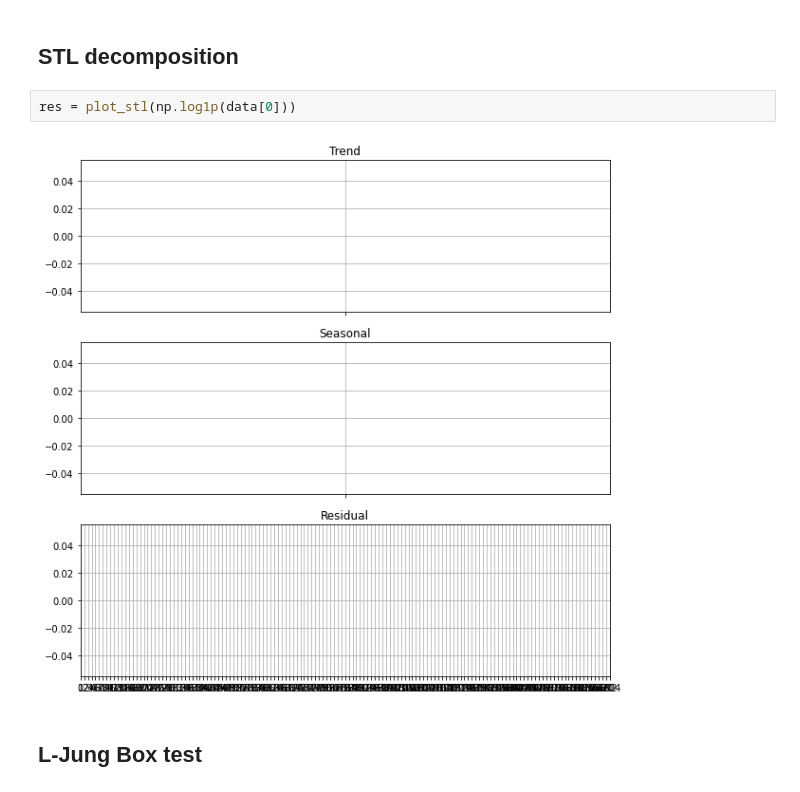
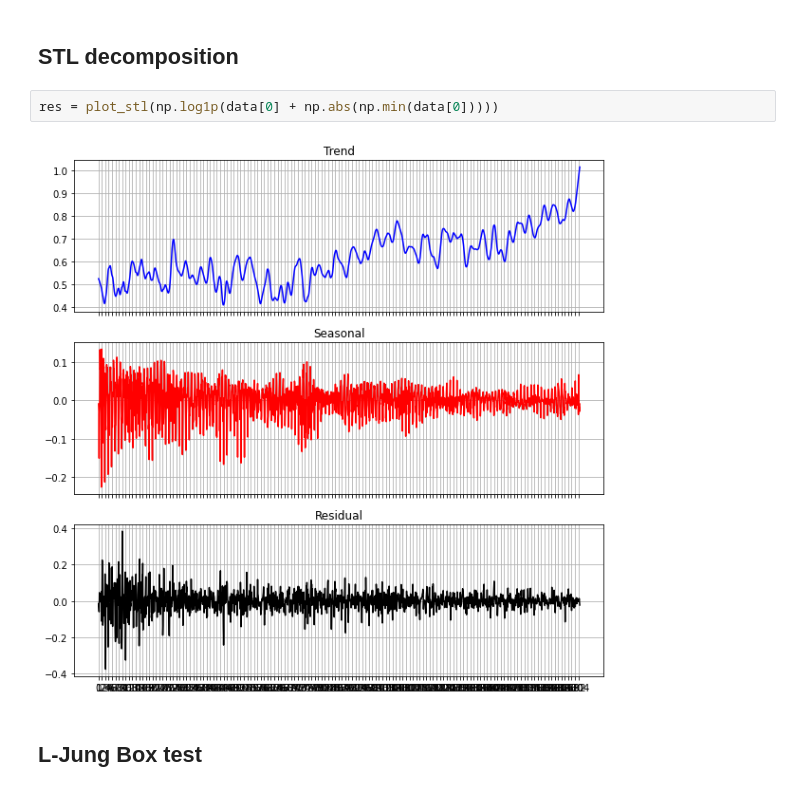
Before and after one commit to GDalforno/STL-Hybrid, a Jupyter notebook: EDA/Global.ipynb, the cells around one changed output. Cells and saved outputs as stored; diff of their text form.

```diff
--- a/EDA/Global.ipynb
+++ b/EDA/Global.ipynb
@@ -36,9 +36,9 @@ plot(data[0], 'Global')
 # %% [markdown]
 ## STL decomposition
 # %%
-res = plot_stl(np.log1p(data[0]))
+res = plot_stl(np.log1p(data[0] + np.abs(np.min(data[0]))))
 # %% [output]
-[figure, old version]
+[figure, new version]
 # %% [markdown]
 ## L-Jung Box test
 # %%
```
Also changed, not shown: parts of 2 cells of this notebook.
